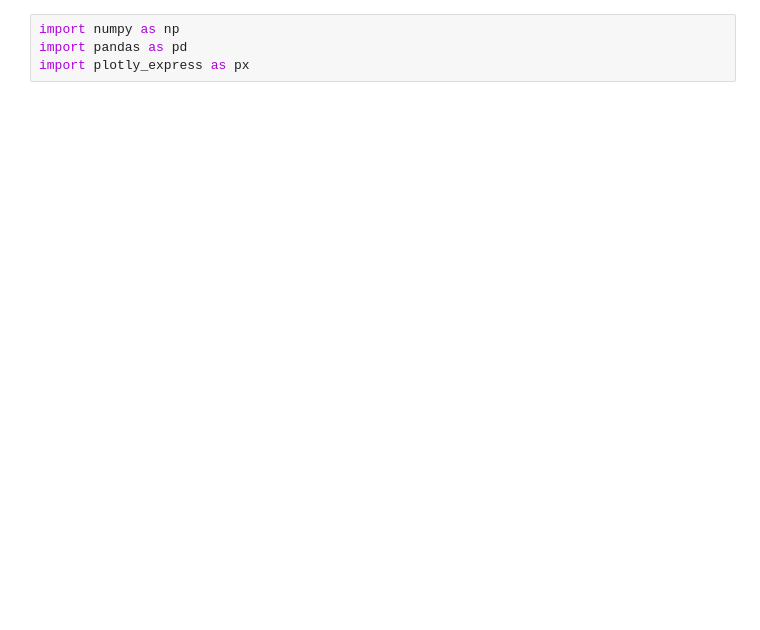
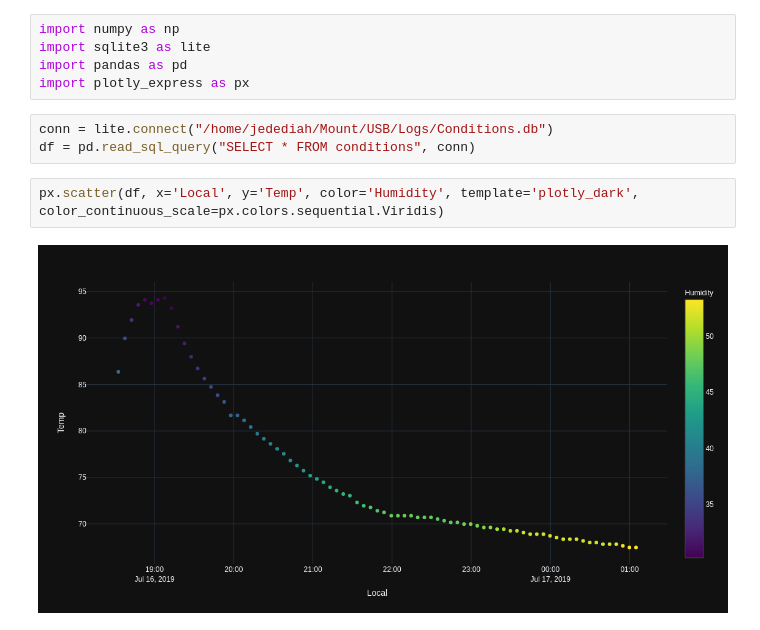
Before and after one commit to jrembold/AllSky, a Jupyter notebook: Analysis/Temperature.ipynb, the cells around one changed output. Saved outputs shown, nothing was run; the diff lists cells and outputs as text; blank space fills up the shorter version.

Commit message:
Transition to loading temps from db

```diff
--- a/Analysis/Temperature.ipynb
+++ b/Analysis/Temperature.ipynb
@@ -1,4 +1,12 @@
 # %%
 import numpy as np
+import sqlite3 as lite
 import pandas as pd
 import plotly_express as px
+# %%
+conn = lite.connect("/home/jedediah/Mount/USB/Logs/Conditions.db")
+df = pd.read_sql_query("SELECT * FROM conditions", conn)
+# %%
+px.scatter(df, x='Local', y='Temp', color='Humidity', template='plotly_dark', color_continuous_scale=px.colors.sequential.Viridis)
+# %% [output]
+[figure, added]
```
Also changed, not shown: parts of 6 cells of this notebook.
